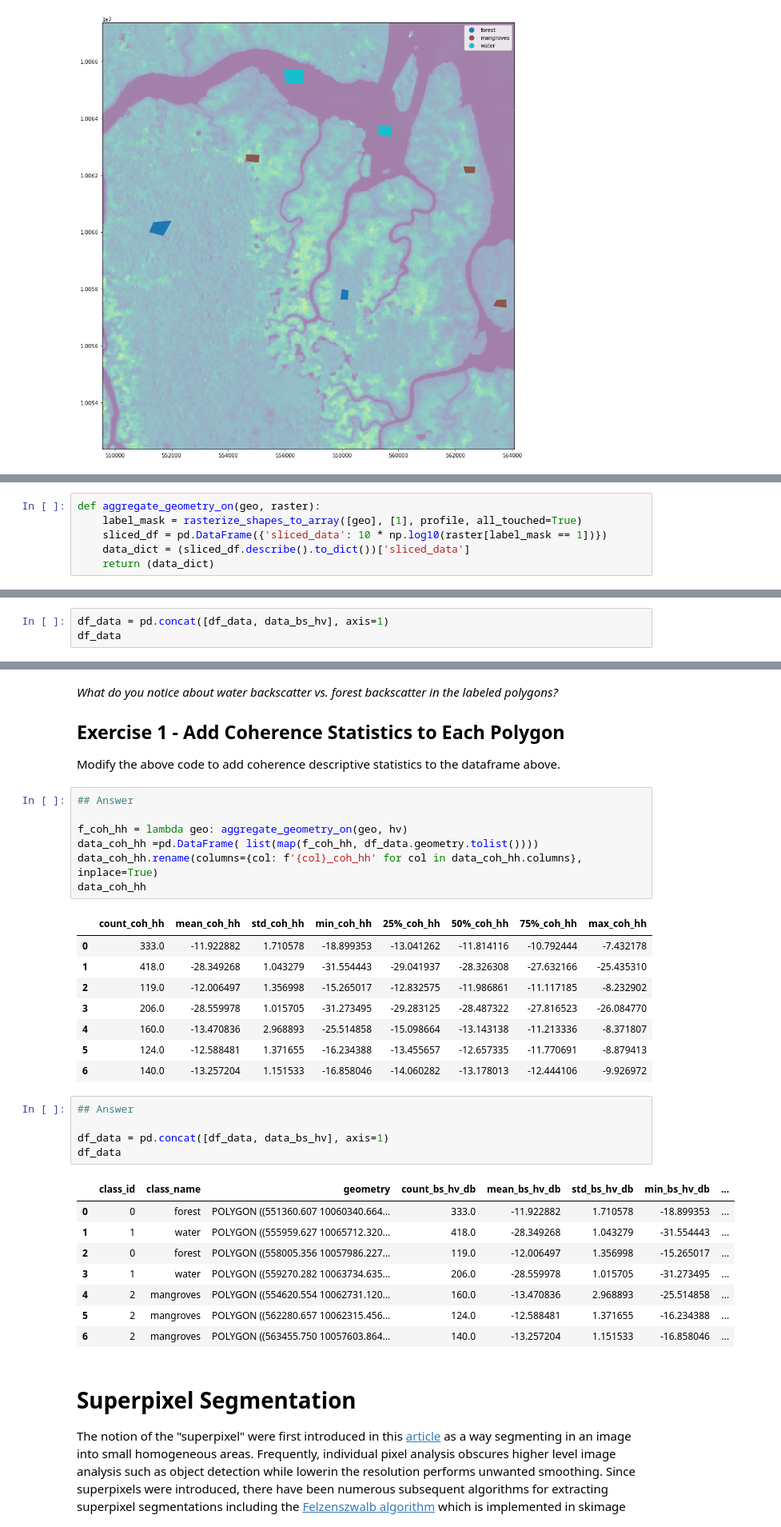
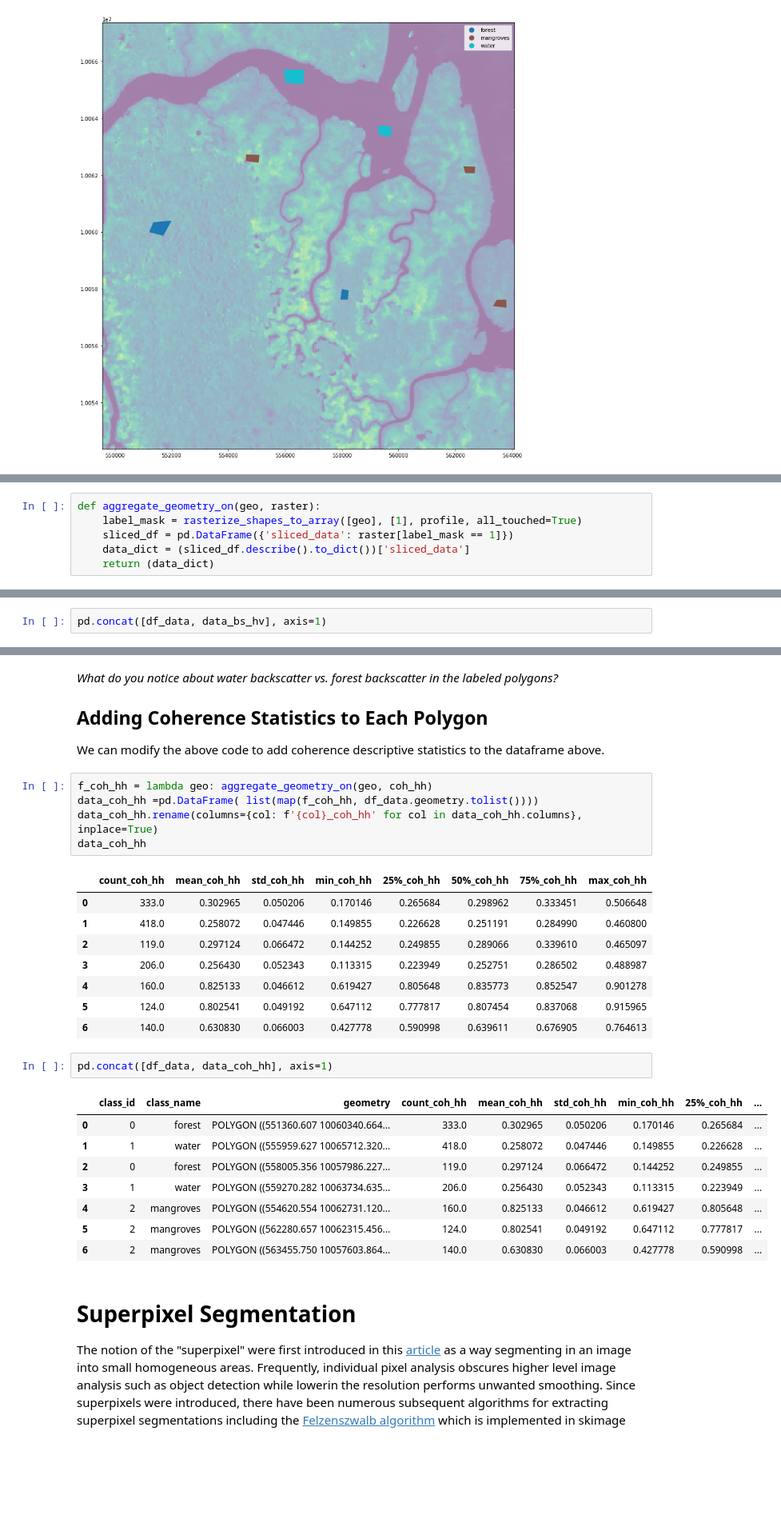
Before and after one commit to simard-landscape-lab/sari-tutorial, a Jupyter notebook: 8_Supervised_Classification/8_Supervised_Classification_With_Superpixels.ipynb, the cells around one changed output, grey strips where cells are left out. Shown at 80% size. Saved outputs shown, nothing was run; the diff lists cells and outputs as text; blank space fills up the shorter version.

```diff
--- a/8_Supervised_Classification/8_Supervised_Classification_With_Superpixels.ipynb
+++ b/8_Supervised_Classification/8_Supervised_Classification_With_Superpixels.ipynb
@@ -87,7 +103,7 @@ with rasterio.open(data_dir/'rgb.tif') as ds:
 # %%
 def aggregate_geometry_on(geo, raster):
     label_mask = rasterize_shapes_to_array([geo], [1], profile, all_touched=True)
-    sliced_df = pd.DataFrame({'sliced_data': 10 * np.log10(raster[label_mask == 1])})
+    sliced_df = pd.DataFrame({'sliced_data': raster[label_mask == 1]})
     data_dict = (sliced_df.describe().to_dict())['sliced_data']
     return (data_dict)
 # %%
@@ -107,5 +125,4 @@ data_bs_hv
 # %%
-df_data = pd.concat([df_data, data_bs_hv], axis=1)
-df_data
+pd.concat([df_data, data_bs_hv], axis=1)
 # %% [output]
 |  | class_id | class_name | geometry | count_bs_hv_db | mean_bs_hv_db | std_bs_hv_db | min_bs_hv_db | ... |
@@ -119,39 +136,34 @@ df_data
 # %% [markdown]
 *What do you notice about water backscatter vs. forest backscatter in the labeled polygons?*
 
-## Exercise 1 - Add Coherence Statistics to Each Polygon
+## Adding Coherence Statistics to Each Polygon
 
-Modify the above code to add coherence descriptive statistics to the dataframe above.
+We can modify the above code to add coherence descriptive statistics to the dataframe above.
 # %%
-## Answer
-
-f_coh_hh = lambda geo: aggregate_geometry_on(geo, hv)
+f_coh_hh = lambda geo: aggregate_geometry_on(geo, coh_hh)
 data_coh_hh =pd.DataFrame( list(map(f_coh_hh, df_data.geometry.tolist())))
 data_coh_hh.rename(columns={col: f'{col}_coh_hh' for col in data_coh_hh.columns}, inplace=True)
 data_coh_hh
 # %% [output]
 |  | count_coh_hh | mean_coh_hh | std_coh_hh | min_coh_hh | 25%_coh_hh | 50%_coh_hh | 75%_coh_hh | max_coh_hh |
-| 0 | 333.0 | -11.922882 | 1.710578 | -18.899353 | -13.041262 | -11.814116 | -10.792444 | -7.432178 |
-| 1 | 418.0 | -28.349268 | 1.043279 | -31.554443 | -29.041937 | -28.326308 | -27.632166 | -25.435310 |
-| 2 | 119.0 | -12.006497 | 1.356998 | -15.265017 | -12.832575 | -11.986861 | -11.117185 | -8.232902 |
-| 3 | 206.0 | -28.559978 | 1.015705 | -31.273495 | -29.283125 | -28.487322 | -27.816523 | -26.084770 |
-| 4 | 160.0 | -13.470836 | 2.968893 | -25.514858 | -15.098664 | -13.143138 | -11.213336 | -8.371807 |
-| 5 | 124.0 | -12.588481 | 1.371655 | -16.234388 | -13.455657 | -12.657335 | -11.770691 | -8.879413 |
-| 6 | 140.0 | -13.257204 | 1.151533 | -16.858046 | -14.060282 | -13.178013 | -12.444106 | -9.926972 |
+| 0 | 333.0 | 0.302965 | 0.050206 | 0.170146 | 0.265684 | 0.298962 | 0.333451 | 0.506648 |
+| 1 | 418.0 | 0.258072 | 0.047446 | 0.149855 | 0.226628 | 0.251191 | 0.284990 | 0.460800 |
+| 2 | 119.0 | 0.297124 | 0.066472 | 0.144252 | 0.249855 | 0.289066 | 0.339610 | 0.465097 |
+| 3 | 206.0 | 0.256430 | 0.052343 | 0.113315 | 0.223949 | 0.252751 | 0.286502 | 0.488987 |
+| 4 | 160.0 | 0.825133 | 0.046612 | 0.619427 | 0.805648 | 0.835773 | 0.852547 | 0.901278 |
+| 5 | 124.0 | 0.802541 | 0.049192 | 0.647112 | 0.777817 | 0.807454 | 0.837068 | 0.915965 |
+| 6 | 140.0 | 0.630830 | 0.066003 | 0.427778 | 0.590998 | 0.639611 | 0.676905 | 0.764613 |
 # %%
-## Answer
-
-df_data = pd.concat([df_data, data_bs_hv], axis=1)
-df_data
+pd.concat([df_data, data_coh_hh], axis=1)
 # %% [output]
-|  | class_id | class_name | geometry | count_bs_hv_db | mean_bs_hv_db | std_bs_hv_db | min_bs_hv_db | ... |
-| 0 | 0 | forest | POLYGON ((551360.607 10060340.664... | 333.0 | -11.922882 | 1.710578 | -18.899353 | ... |
-| 1 | 1 | water | POLYGON ((555959.627 10065712.320... | 418.0 | -28.349268 | 1.043279 | -31.554443 | ... |
-| 2 | 0 | forest | POLYGON ((558005.356 10057986.227... | 119.0 | -12.006497 | 1.356998 | -15.265017 | ... |
-| 3 | 1 | water | POLYGON ((559270.282 10063734.635... | 206.0 | -28.559978 | 1.015705 | -31.273495 | ... |
-| 4 | 2 | mangroves | POLYGON ((554620.554 10062731.120... | 160.0 | -13.470836 | 2.968893 | -25.514858 | ... |
-| 5 | 2 | mangroves | POLYGON ((562280.657 10062315.456... | 124.0 | -12.588481 | 1.371655 | -16.234388 | ... |
-| 6 | 2 | mangroves | POLYGON ((563455.750 10057603.864... | 140.0 | -13.257204 | 1.151533 | -16.858046 | ... |
+|  | class_id | class_name | geometry | count_coh_hh | mean_coh_hh | std_coh_hh | min_coh_hh | 25%_coh_hh | ... |
+| 0 | 0 | forest | POLYGON ((551360.607 10060340.664... | 333.0 | 0.302965 | 0.050206 | 0.170146 | 0.265684 | ... |
+| 1 | 1 | water | POLYGON ((555959.627 10065712.320... | 418.0 | 0.258072 | 0.047446 | 0.149855 | 0.226628 | ... |
+| 2 | 0 | forest | POLYGON ((558005.356 10057986.227... | 119.0 | 0.297124 | 0.066472 | 0.144252 | 0.249855 | ... |
+| 3 | 1 | water | POLYGON ((559270.282 10063734.635... | 206.0 | 0.256430 | 0.052343 | 0.113315 | 0.223949 | ... |
+| 4 | 2 | mangroves | POLYGON ((554620.554 10062731.120... | 160.0 | 0.825133 | 0.046612 | 0.619427 | 0.805648 | ... |
+| 5 | 2 | mangroves | POLYGON ((562280.657 10062315.456... | 124.0 | 0.802541 | 0.049192 | 0.647112 | 0.777817 | ... |
+| 6 | 2 | mangroves | POLYGON ((563455.750 10057603.864... | 140.0 | 0.630830 | 0.066003 | 0.427778 | 0.590998 | ... |
 # %% [markdown]
 # Superpixel Segmentation
 
```
Also changed, not shown: parts of 13 cells of this notebook, 1 other file.
